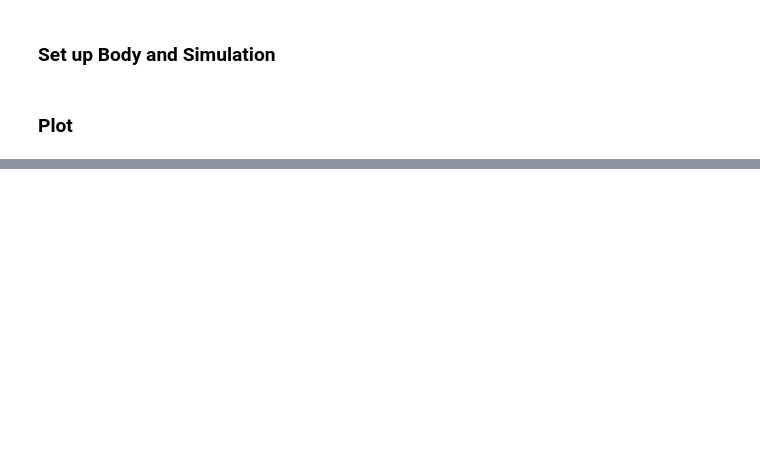
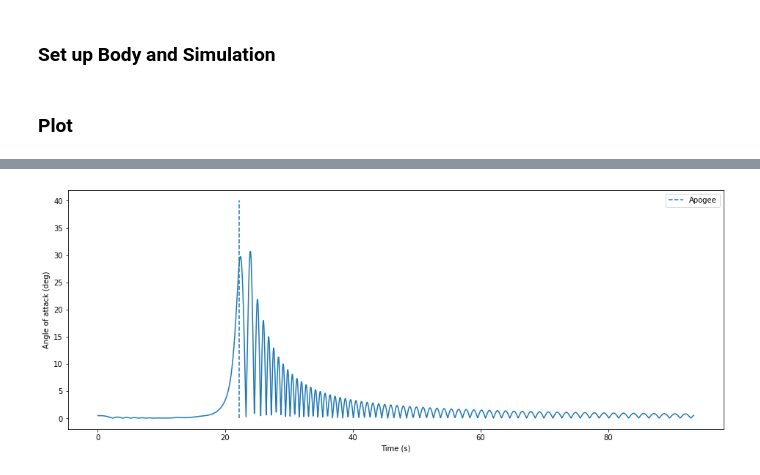
Before and after one commit to cuspaceflight/kiwi, a Jupyter notebook: Sounding Rocket.ipynb, the cells around one changed output, grey strips where cells are left out. Cells and saved outputs as stored; diff of their text form; code cells hidden in the pictures; blank space fills up the shorter version.

```diff
--- a/Sounding Rocket.ipynb
+++ b/Sounding Rocket.ipynb
@@ -135,0 +229,23 @@ plt.show()
+# %%
+alpha = np.zeros(len(simulation.states))
+
+for i in range(len(simulation.states)):
+    state = simulation.states[i]
+    V = np.linalg.norm(state.vel)
+
+    vel_unit = np.array(state.vel) / V
+    r = Rotation.from_quat(state.ang_pos)
+    body_xx = r.as_matrix()[:,0]          # First column of matrix represents the direction (in abs. frame) of body's x-axis
+    alpha[i] = np.arccos(np.dot(body_xx, vel_unit)) * 180 / np.pi
+
+
+from matplotlib.pyplot import figure
+figure(figsize=(16, 6))
+plt.plot(simulation.t(), alpha)
+plt.vlines(t_apogee, ymin = 0, ymax = 40, label = "Apogee", linestyle = "--")
+plt.xlabel("Time (s)")
+plt.ylabel("Angle of attack (deg)")
+plt.legend()
+plt.show()
+# %% [output]
+[figure, added]
```
Also changed, not shown: parts of 13 cells of this notebook, 5 other files.
